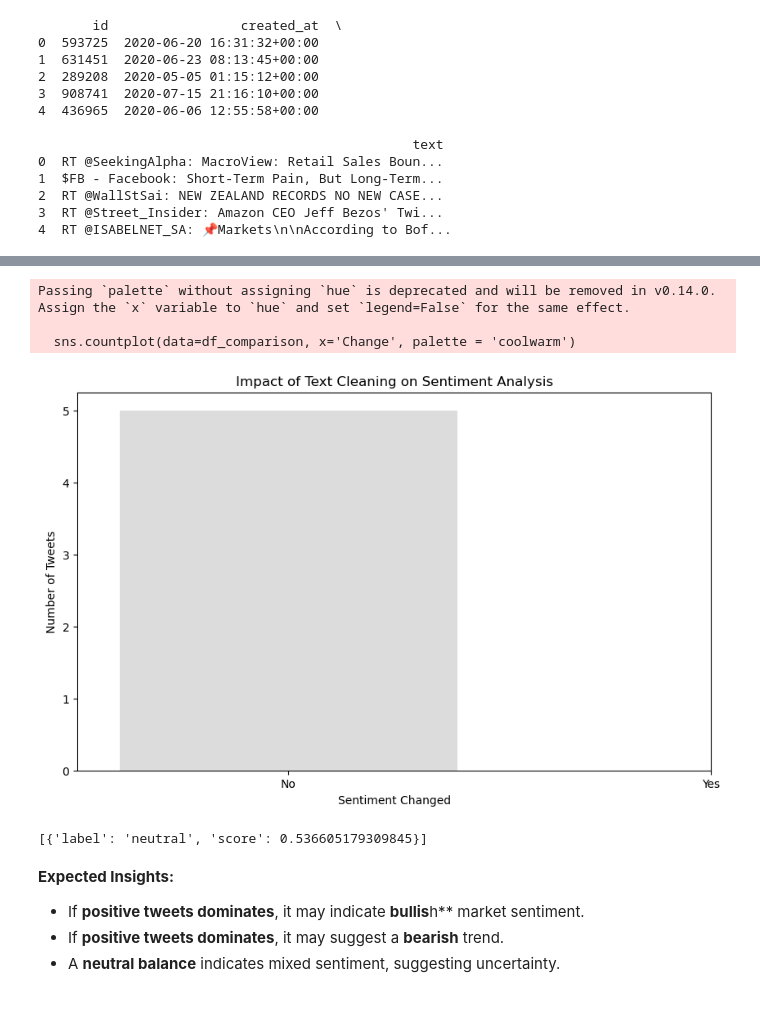
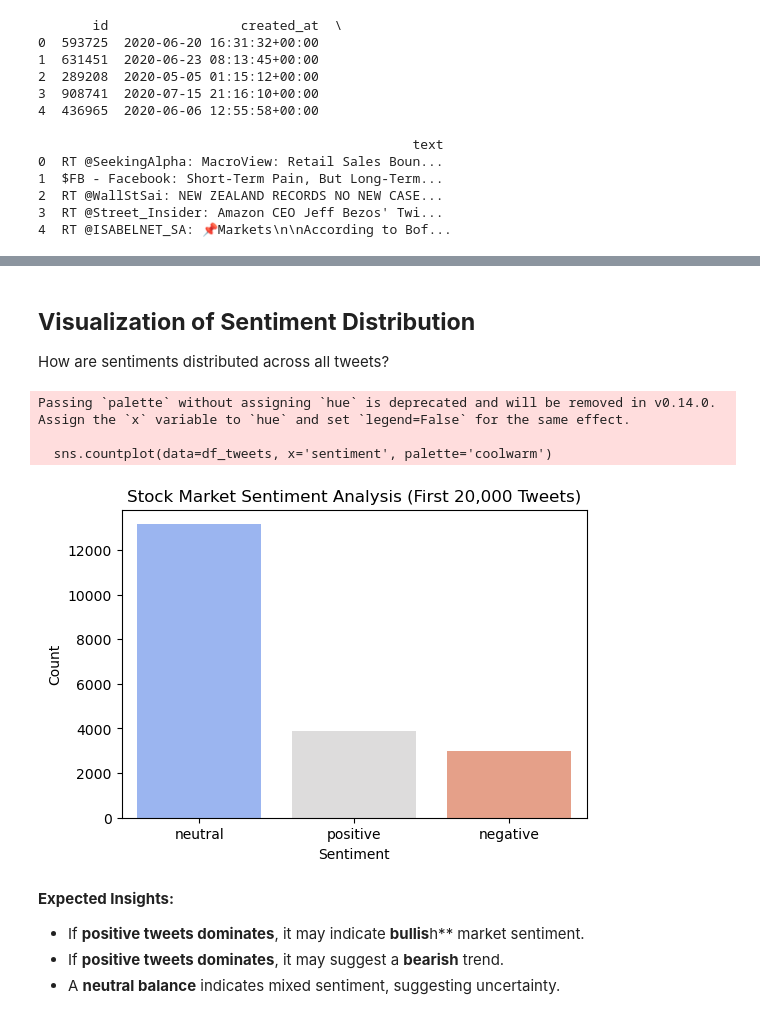
Before and after one commit to adeliepl/stock-sentiment-analyzer, a Jupyter notebook: stock-sentiment-analyzer.ipynb, the cells around one changed output, grey strips where cells are left out. Cells and saved outputs as stored; diff of their text form; code cells hidden in the pictures.

```diff
--- a/stock-sentiment-analyzer.ipynb
+++ b/stock-sentiment-analyzer.ipynb
@@ -128,0 +95,9 @@ df_comparison = pd.DataFrame({'Original': original_sentiments, 'Cleaned': cleane
+# %%
+# Load FinBERT model
+sentiment_pipeline = pipeline("text-classification", model="ProsusAI/finbert")
+
+# Test on a sample tweet
+test_tweet = clean_text(dataset['train'][0]['text'])
+result = sentiment_pipeline(test_tweet)
+
+print(f"Tweet: {test_tweet}\nSentiment {result[0]['label']} (confidence: {result[0]['score']:.2f})")
@@ -128,0 +111,22 @@ df_comparison = pd.DataFrame({'Original': original_sentiments, 'Cleaned': cleane
+# %%
+num_tweets = 20000
+batch_size = 1000
+
+# Convert dataset to DataFrame (first 20,000 tweets)
+df_tweets = pd.DataFrame(dataset['train'][:20000])
+
+df_tweets['cleaned_text'] = df_tweets['text'].apply(clean_text)
+
+# Initialize empty list to store sentiment
+sentiments = []
+
+# Process tweets in batch
+batch_size = 1000
+for i in range (0, 20000, batch_size):
+    batch_texts = df_tweets['cleaned_text'][i:i + batch_size].to_list()
+    batch_results = sentiment_pipeline(batch_texts) # Get sentiment predictions
+
+    batch_sentiments = [result['label'] for result in batch_results]
+    sentiments.extend(batch_sentiments)
+
+df_tweets['sentiment'] = sentiments
@@ -129,25 +148,20 @@ df_comparison = pd.DataFrame({'Original': original_sentiments, 'Cleaned': cleane
+# %% [markdown]
+## **Visualization of Sentiment Distribution**
+How are sentiments distributed across all tweets?
 # %%
-# Count how many tweets changes sentiment
-df_comparison['Change'] = df_comparison['Original'] != df_comparison['Cleaned']
+# Plot the sentiment distribution
+plt.figure(figsize=(6,4))
+sns.countplot(data=df_tweets, x='sentiment', palette='coolwarm')
 
-plt.figure(figsize=(10, 6))
-sns.countplot(data=df_comparison, x='Change', palette = 'coolwarm')
-plt.title('Impact of Text Cleaning on Sentiment Analysis')
-plt.xlabel('Sentiment Changed')
-plt.ylabel('Number of Tweets')
-plt.xticks(ticks=[0, 1], labels=['No', 'Yes'])
+plt.title("Stock Market Sentiment Analysis (First 20,000 Tweets)")
+plt.xlabel("Sentiment")
+plt.ylabel("Count")
 plt.show()
 # %% [output]
 Passing `palette` without assigning `hue` is deprecated and will be removed in v0.14.0. Assign the `x` variable to `hue` and set `legend=False` for the same effect.
 
-  sns.countplot(data=df_comparison, x='Change', palette = 'coolwarm')
+  sns.countplot(data=df_tweets, x='sentiment', palette='coolwarm')
-[figure, old version]
+[figure, new version]
-# %%
-text = dataset['train'][0]['text']
-result = sentiment_pipeline(text)
-print(result)
-# %% [output]
-[{'label': 'neutral', 'score': 0.536605179309845}]
 # %% [markdown]
 **Expected Insights:**
 - If **positive tweets dominates**, it may indicate **bullis**h** market sentiment.
```
Also changed, not shown: parts of 25 cells of this notebook.
